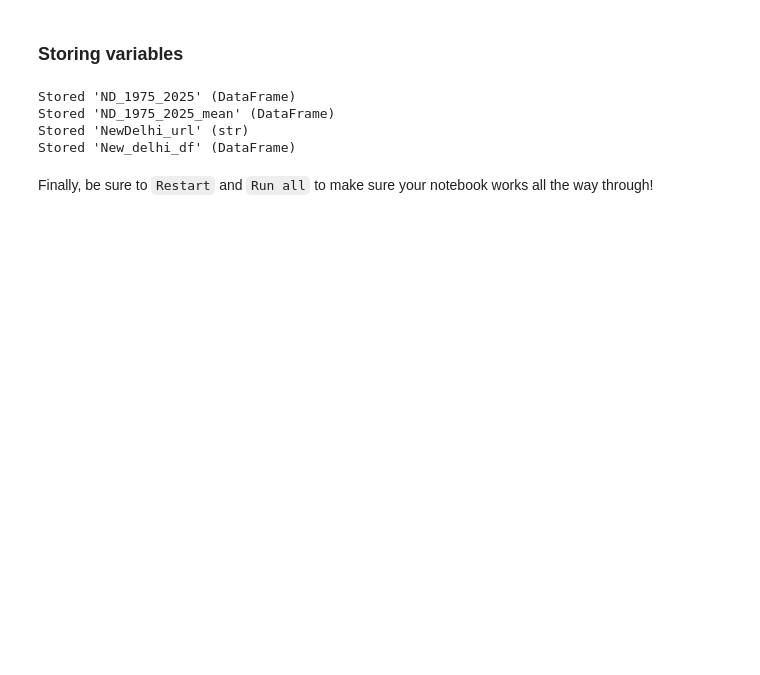
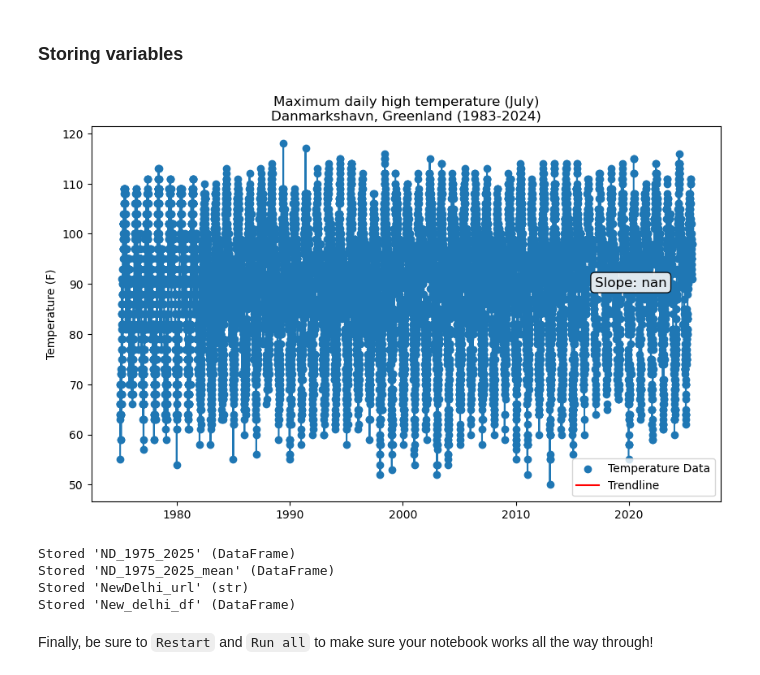
Before and after one commit to cu-esiil-edu/01-climate-git-gauravchakrabarty, a Jupyter notebook: notebooks/climate-98-download.ipynb, the cells around one changed output. Saved outputs shown, nothing was run; the diff lists cells and outputs as text; code cells hidden in the pictures; blank space fills up the shorter version.

```diff
--- a/notebooks/climate-98-download.ipynb
+++ b/notebooks/climate-98-download.ipynb
@@ -237,6 +237,45 @@ ND_1975_2025_mean.hvplot(
 [interactive output not drawn]
 # %% [markdown]
 ### Storing variables
+# %%
+from matplotlib import pyplot as plt
+import pandas as pd
+import matplotlib.pyplot as plt
+import matplotlib.dates as mdates
+import numpy as np
+fig, ax = plt.subplots(figsize=(10,6))
+
+x_values = mdates.date2num(ND_1975_2025.index)
+
+
+ax.scatter(x_values,
+           ND_1975_2025["TMAX"],
+           label="Temperature Data")
+
+# Fit a linear regression model
+slope, intercept = np.polyfit(x_values, ND_1975_2025["TMAX"], 1)
+trendline = slope * x_values + intercept
+
+ax.plot(x_values, trendline, color='red', label="Trendline")
+ax.plot(x_values, ND_1975_2025["TMAX"])
+
+ax.xaxis.set_major_locator(mdates.YearLocator(10))
+ax.xaxis.set_major_formatter(mdates.DateFormatter('%Y'))
+
+slope_text = f"Slope: {slope:.5f}"
+ax.text(0.8, 0.6, slope_text, transform=ax.transAxes, fontsize=12,
+        verticalalignment='top', bbox=dict(boxstyle='round', facecolor='whitesmoke', alpha=0.9))
+
+
+
+ax.set(title="Maximum daily high temperature (July)\nDanmarkshavn, Greenland (1983-2024)",
+       ylabel="Temperature (F)")
+
+ax.legend()  # Add legend to display labels
+
+plt.show()
+# %% [output]
+[figure, added]
 # %%
 %store ND_1975_2025 ND_1975_2025_mean NewDelhi_url New_delhi_df
 # %% [output]
```
